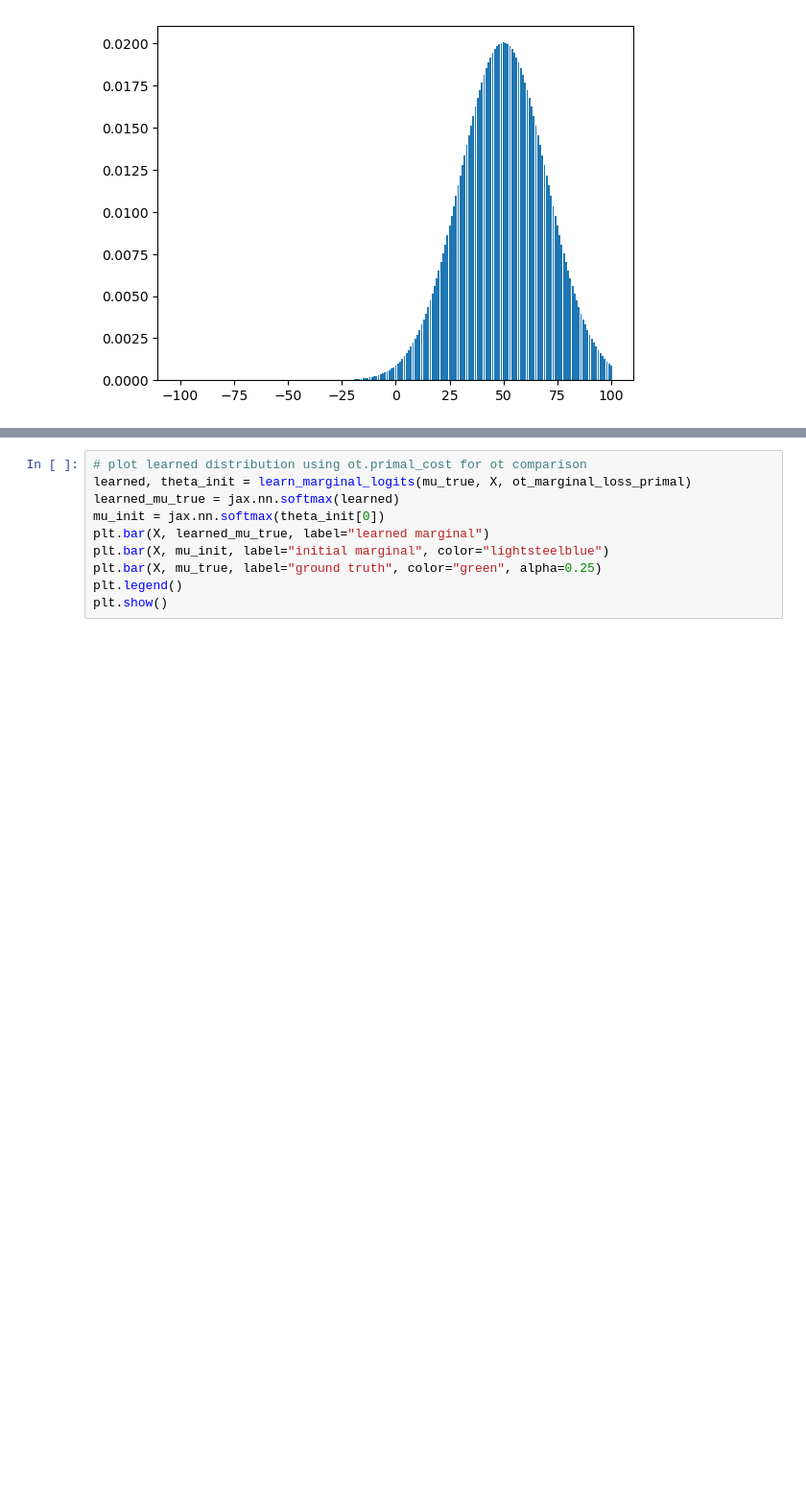
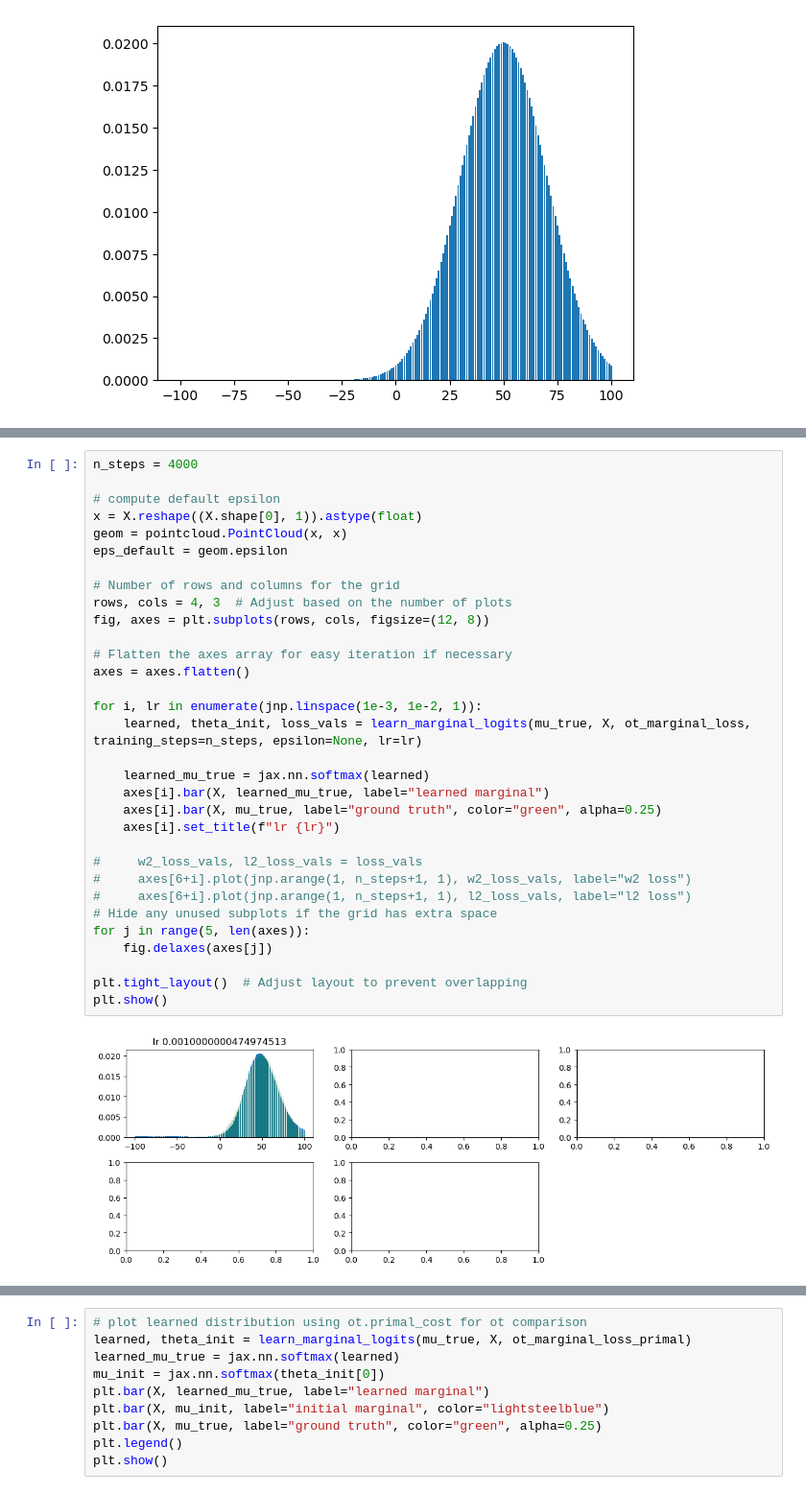
Before and after one commit to jacobe90/birdflow-bilevel, a Jupyter notebook: dev-notebooks/ott-jax-toy-example.ipynb, the cells around one changed output, grey strips where cells are left out. Shown at 96% size. Drawn from its saved outputs; the diff is of its cells as text; blank space fills up the shorter version.

```diff
--- a/dev-notebooks/ott-jax-toy-example.ipynb
+++ b/dev-notebooks/ott-jax-toy-example.ipynb
@@ -115,0 +393,34 @@ def learn_marginal_logits(marginal: Float[Array, "n "], X: Float[Array, "n "], m
+# %%
+n_steps = 4000
+
+# compute default epsilon
+x = X.reshape((X.shape[0], 1)).astype(float)
+geom = pointcloud.PointCloud(x, x)
+eps_default = geom.epsilon
+
+# Number of rows and columns for the grid
+rows, cols = 4, 3  # Adjust based on the number of plots
+fig, axes = plt.subplots(rows, cols, figsize=(12, 8))
+
+# Flatten the axes array for easy iteration if necessary
+axes = axes.flatten()
+
+for i, lr in enumerate(jnp.linspace(1e-3, 1e-2, 1)):
+    learned, theta_init, loss_vals = learn_marginal_logits(mu_true, X, ot_marginal_loss, training_steps=n_steps, epsilon=None, lr=lr)
+
+    learned_mu_true = jax.nn.softmax(learned)
+    axes[i].bar(X, learned_mu_true, label="learned marginal")
+    axes[i].bar(X, mu_true, label="ground truth", color="green", alpha=0.25)
+    axes[i].set_title(f"lr {lr}")
+
+#     w2_loss_vals, l2_loss_vals = loss_vals
+#     axes[6+i].plot(jnp.arange(1, n_steps+1, 1), w2_loss_vals, label="w2 loss")
+#     axes[6+i].plot(jnp.arange(1, n_steps+1, 1), l2_loss_vals, label="l2 loss")
+# Hide any unused subplots if the grid has extra space
+for j in range(5, len(axes)):
+    fig.delaxes(axes[j])
+
+plt.tight_layout()  # Adjust layout to prevent overlapping
+plt.show()
+# %% [output]
+[figure, added]
```
Also changed, not shown: parts of 17 cells of this notebook, 1 other file.
